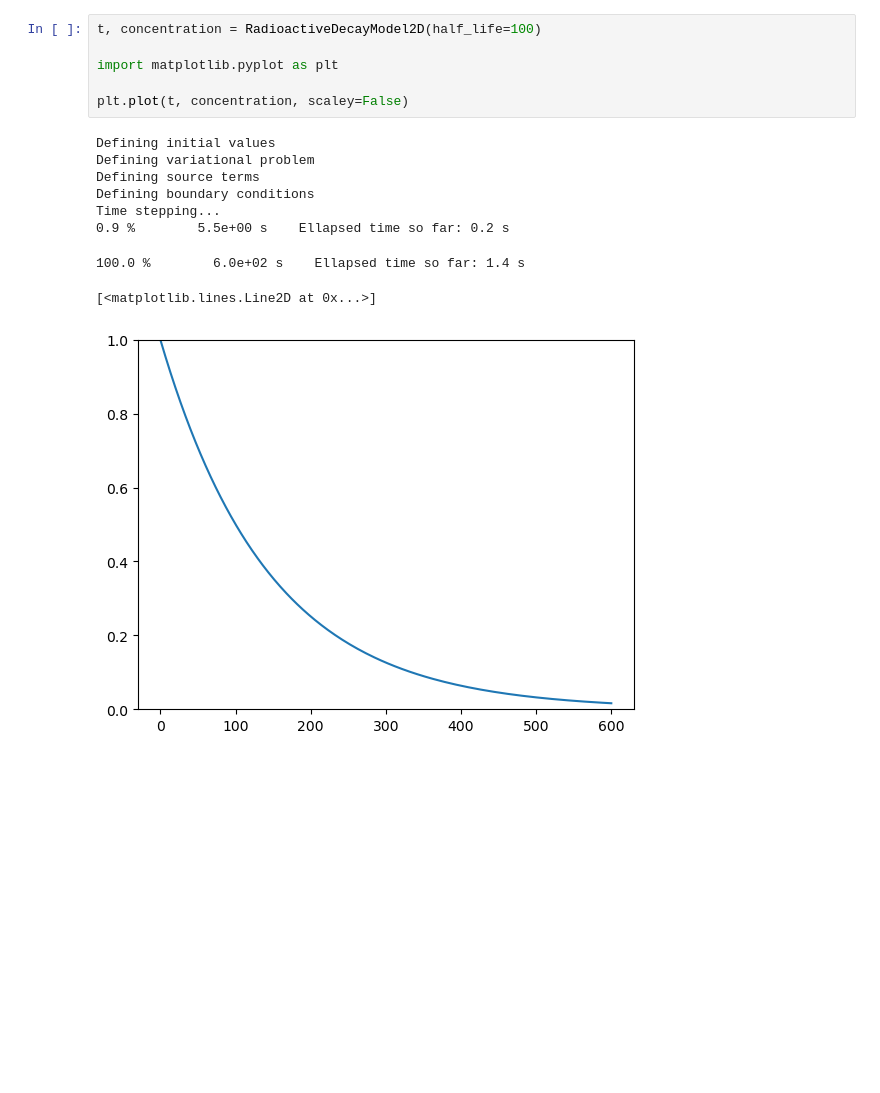
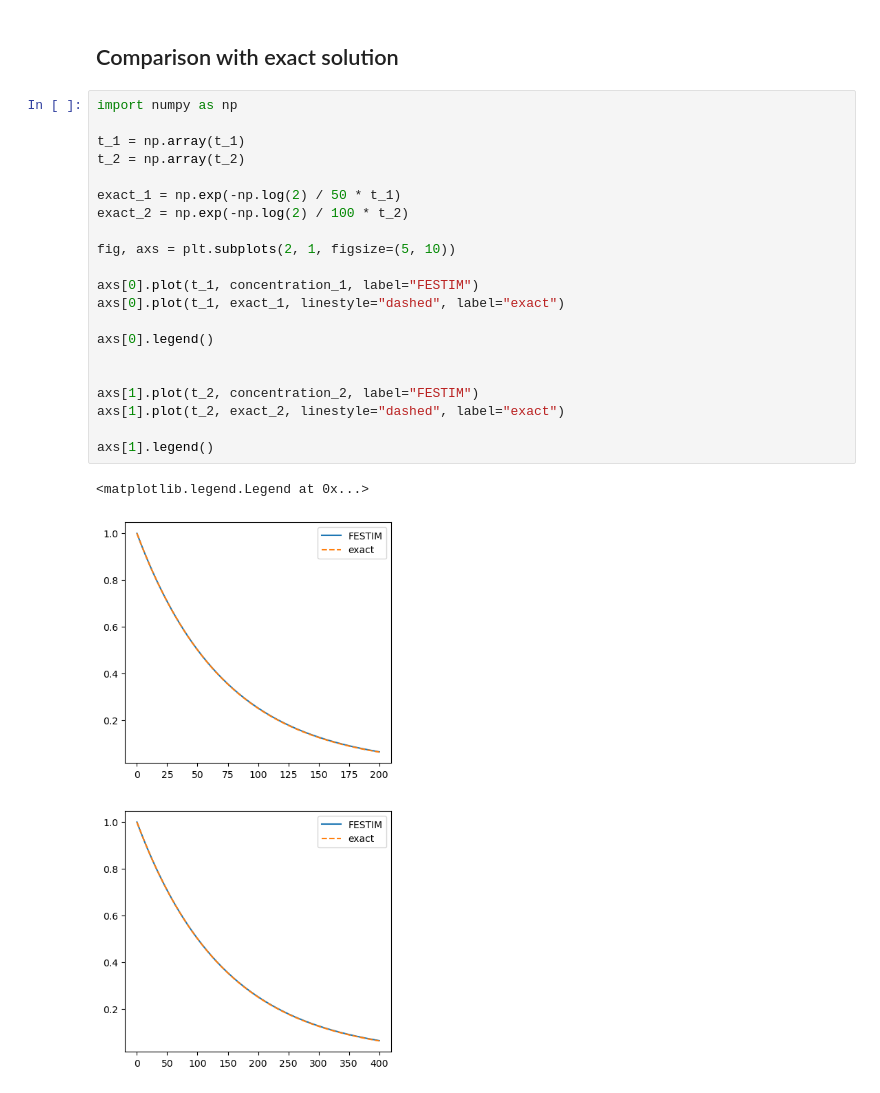
Before and after one commit to festim-dev/V-V-report, a Jupyter notebook: report/verification/mms/radioactive_decay.ipynb, the cells around one changed output. Saved outputs shown, nothing was run; the diff lists cells and outputs as text; blank space fills up the shorter version.

Commit message:
initial write up

```diff
--- a/report/verification/mms/radioactive_decay.ipynb
+++ b/report/verification/mms/radioactive_decay.ipynb
@@ -75,16 +126,26 @@ def RadioactiveDecayModel2D(half_life):
-# %%
-t, concentration = RadioactiveDecayModel2D(half_life=100)
-
-import matplotlib.pyplot as plt
-
-plt.plot(t, concentration, scaley=False)
-# %% [output]
-Defining initial values
-Defining variational problem
-Defining source terms
-Defining boundary conditions
-Time stepping...
-0.9 %        5.5e+00 s    Ellapsed time so far: 0.2 s
-100.0 %        6.0e+02 s    Ellapsed time so far: 1.4 s
-[<matplotlib.lines.Line2D at 0x...>]
-[figure, removed]
+# %% [markdown]
+## Comparison with exact solution
+# %%
+import numpy as np
+
+t_1 = np.array(t_1)
+t_2 = np.array(t_2)
+
+exact_1 = np.exp(-np.log(2) / 50 * t_1)
+exact_2 = np.exp(-np.log(2) / 100 * t_2)
+
+fig, axs = plt.subplots(2, 1, figsize=(5, 10))
+
+axs[0].plot(t_1, concentration_1, label="FESTIM")
+axs[0].plot(t_1, exact_1, linestyle="dashed", label="exact")
+
+axs[0].legend()
+
+
+axs[1].plot(t_2, concentration_2, label="FESTIM")
+axs[1].plot(t_2, exact_2, linestyle="dashed", label="exact")
+
+axs[1].legend()
+# %% [output]
+<matplotlib.legend.Legend at 0x...>
+[figure, added]
```
Also changed, not shown: parts of 3 cells of this notebook.
